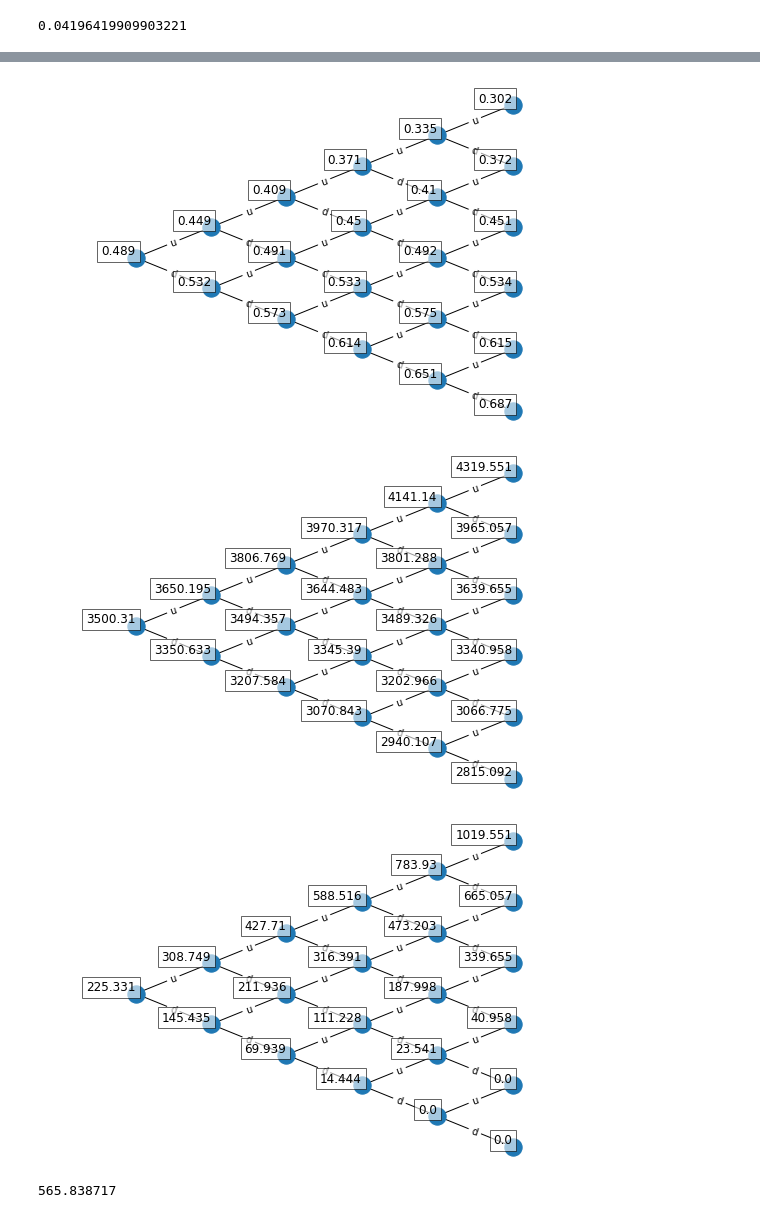
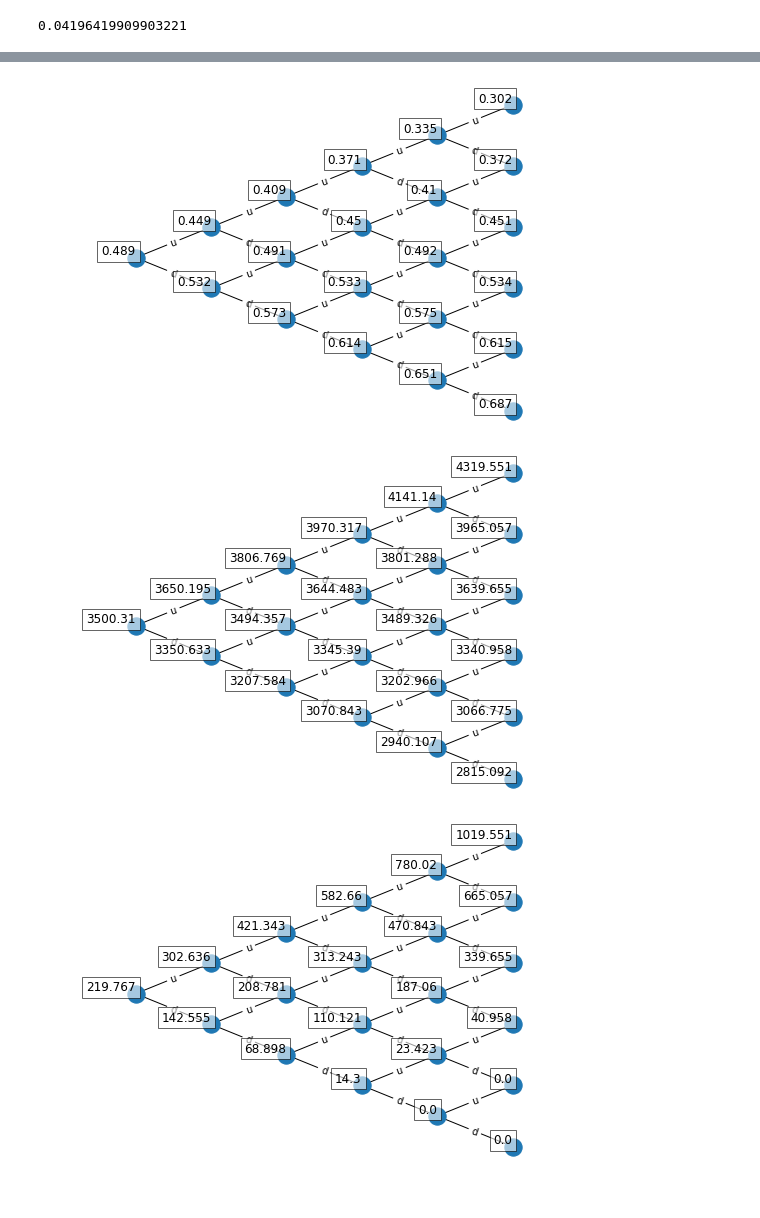
Before and after one commit to LuukOudshoorn25/SPFDM1, a Jupyter notebook: SPFDM 1.ipynb, the cells around one changed output, grey strips where cells are left out. Cells and saved outputs as stored; diff of their text form; code cells hidden in the pictures.

```diff
--- a/SPFDM 1.ipynb
+++ b/SPFDM 1.ipynb
@@ -471,7 +472,7 @@ np.log(3650/3500)
 # %% [output]
 0.04196419909903221
 # %%
-FirstBinomialTree = BinomialTree(5,5,startingprice,sigma,0.0,3300,call_put='call')
+FirstBinomialTree = BinomialTree(5,5,startingprice,sigma,0.005,3300,call_put='call')
 FirstBinomialTree.plot_graph(FirstBinomialTree.probup)
 FirstBinomialTree.plot_graph(FirstBinomialTree.price_tree)
 FirstBinomialTree.plot_graph(FirstBinomialTree.option_tree)
@@ -479,7 +495,3 @@ FirstBinomialTree.plot_graph(FirstBinomialTree.option_tree)
 [figure]
 [figure]
-[figure, old version]
+[figure, new version]
-# %%
-0.371*(783.93) + (1-0.371) * 437.203
-# %% [output]
-565.838717
```
Also changed, not shown: parts of 2 cells of this notebook.
